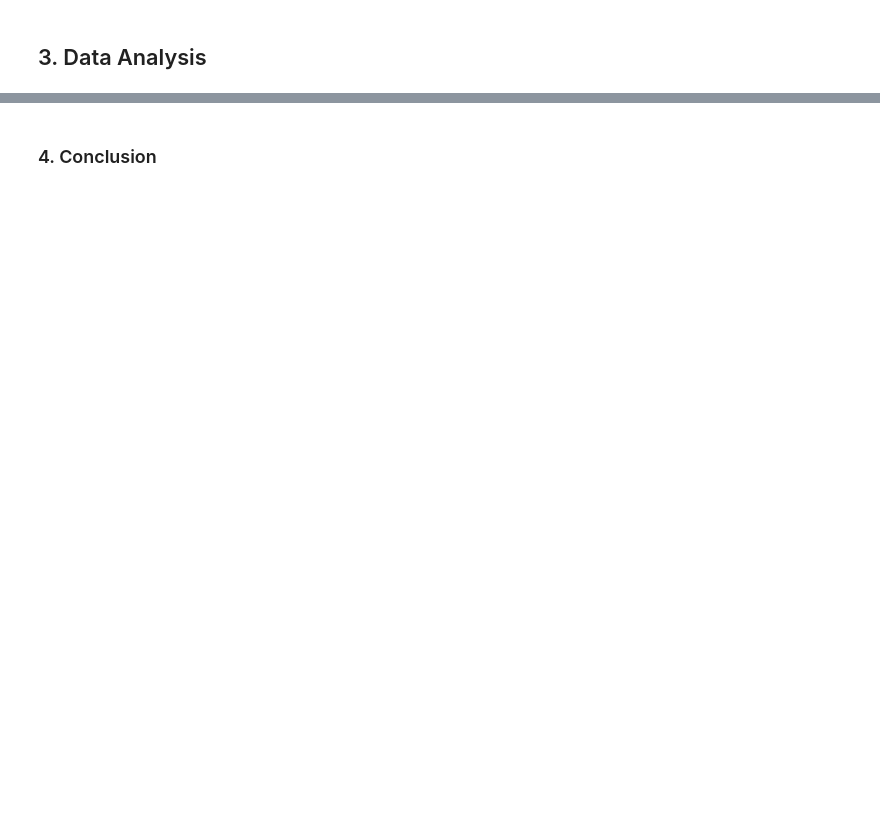
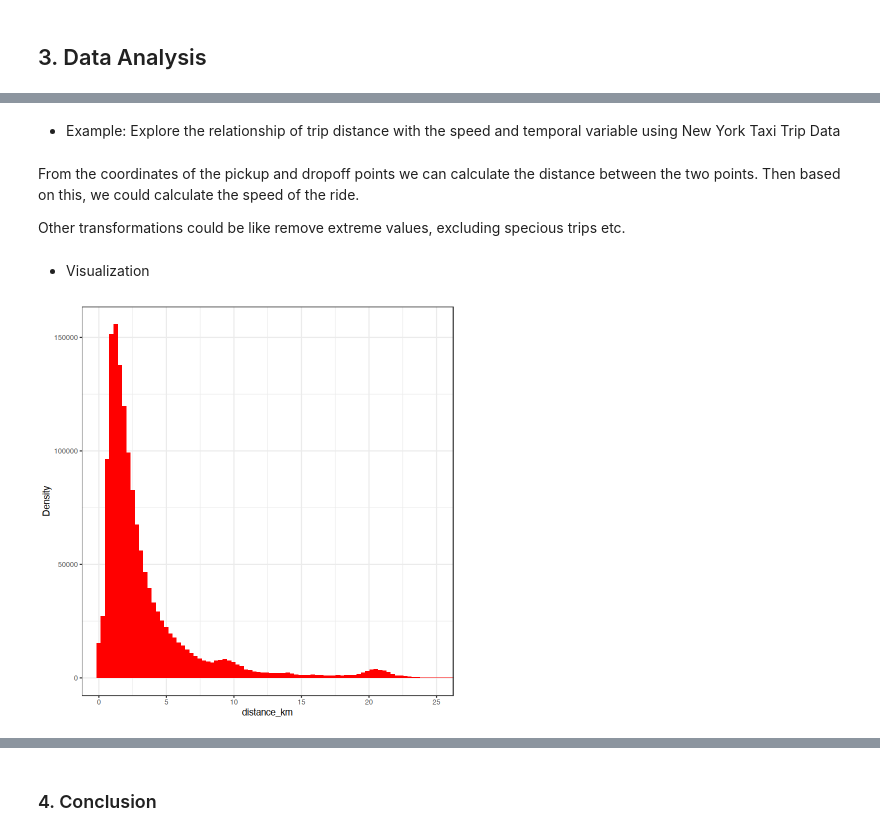
Before and after one commit to dereklhansen/stats306_lab, a Jupyter notebook: lab10/Lab 10 Sketch.ipynb, the cells around one changed output, grey strips where cells are left out. Cells and saved outputs as stored; diff of their text form; code cells hidden in the pictures; blank space fills up the shorter version.

```diff
--- a/lab10/Lab 10 Sketch.ipynb
+++ b/lab10/Lab 10 Sketch.ipynb
@@ -78,0 +93,2 @@ We use the "ggrepel" package to do nice-looking labels on our plots.
+# %%
+train = read_csv("train.csv")
@@ -82,0 +130,16 @@ We use the "ggrepel" package to do nice-looking labels on our plots.
+# %%
+train$pickup_hour <- hour(train$pickup_datetime)
+train$pickup_week <- week(train$pickup_datetime)
+train$pickup_month <- month(train$pickup_datetime)
+train$pickup_weekdays <- weekdays(train$pickup_datetime)
+train$pickup_weekend <- ifelse(train$pickup_weekdays==1 | train$pickup_weekdays==7,"Weekend","not-Weekend")
+
+train = as.data.table(train)
+
+train[,pickup_datetime:=as.Date(pickup_datetime)]
+train[,dropoff_datetime:=as.Date(dropoff_datetime)]
+
+train[,":="(
+   pickup_yday=yday(pickup_datetime)
+  ,pickup_mday=mday(pickup_datetime)
+)]
@@ -94,0 +154,24 @@ Explain the visuals
+# %% [markdown]
+- Example: Explore the relationship of trip distance with the speed and temporal variable using New York Taxi Trip Data
+# %%
+###  Transformation : e.g. Calculate distance and speed
+train = train %>% mutate(
+    distance_km = distHaversine(matrix(c(pickup_longitude, pickup_latitude), ncol = 2),
+                                 matrix(c(dropoff_longitude,dropoff_latitude), ncol = 2))/1000,
+    trip_hour = trip_duration/3600,
+    speed = (distance_km)/(trip_hour),
+)
+# %% [markdown]
+From the coordinates of the pickup and dropoff points we can calculate the distance between the two points. Then based on this, we could calculate the speed of the ride.
+
+Other transformations could be like remove extreme values, excluding specious trips etc.
+# %% [markdown]
+- Visualization
+# %%
+train %>%
+  ggplot(aes(x=distance_km)) +
+  geom_histogram(bins=4000, fill="red")+
+  theme_bw()+theme(axis.title = element_text(size=11),axis.text = element_text(size=8))+
+  ylab("Density")+coord_cartesian(x=c(0,25))
+# %% [output]
+[figure, added]
```
Also changed, not shown: parts of 32 cells of this notebook.
